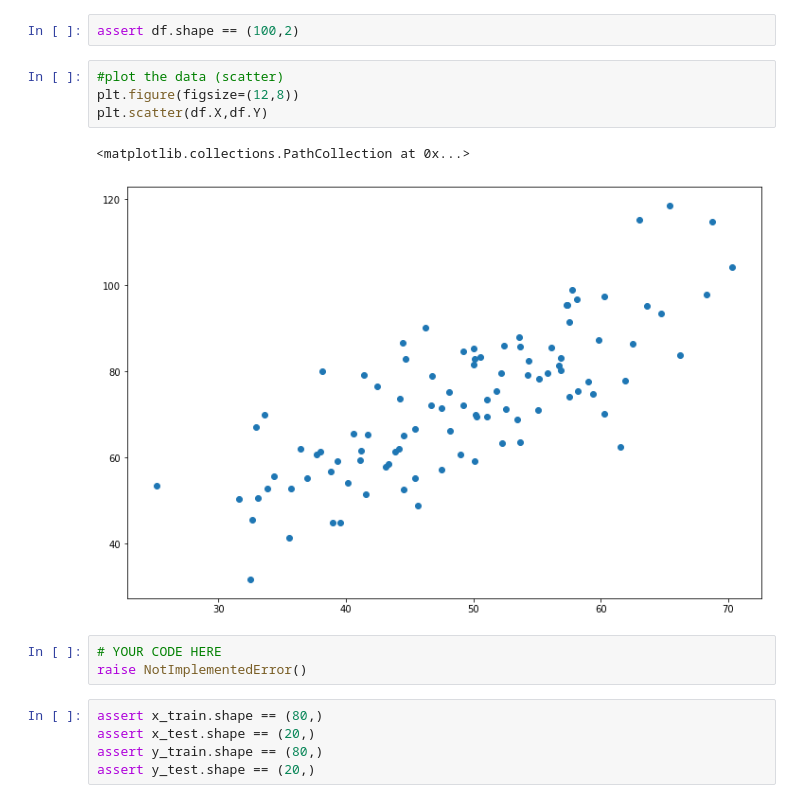
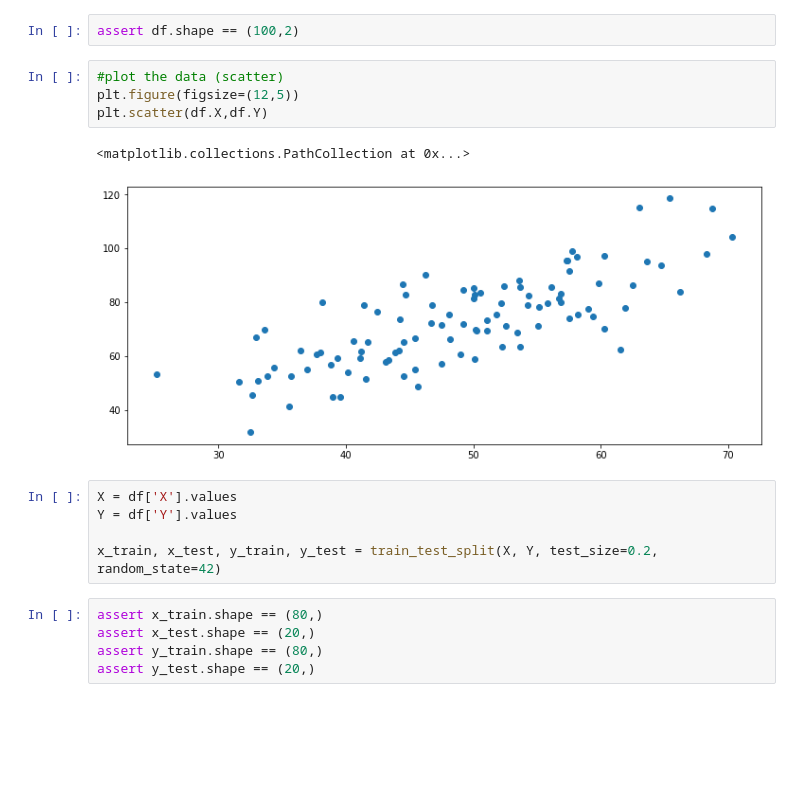
Before and after one commit to wojtekgradzinski/AISpring21, a Jupyter notebook: M3_Machine_Learning/D2 - Linear Regression/07ml2.ipynb, the cells around one changed output. Drawn from its saved outputs; the diff is of its cells as text; blank space fills up the shorter version.

```diff
--- a/M3_Machine_Learning/D2 - Linear Regression/07ml2.ipynb
+++ b/M3_Machine_Learning/D2 - Linear Regression/07ml2.ipynb
@@ -32,14 +32,16 @@ df = pd.read_csv('reg_data.csv')
 assert df.shape == (100,2)
 # %%
 #plot the data (scatter)
-plt.figure(figsize=(12,8))
+plt.figure(figsize=(12,5))
 plt.scatter(df.X,df.Y)
 # %% [output]
 <matplotlib.collections.PathCollection at 0x...>
-[figure, old version]
+[figure, new version]
-# %%
-# YOUR CODE HERE
-raise NotImplementedError()
+# %%
+X = df['X'].values
+Y = df['Y'].values
+
+x_train, x_test, y_train, y_test = train_test_split(X, Y, test_size=0.2, random_state=42)
 # %%
 assert x_train.shape == (80,)
 assert x_test.shape == (20,)
```
Also changed, not shown: parts of 5 cells of this notebook.
